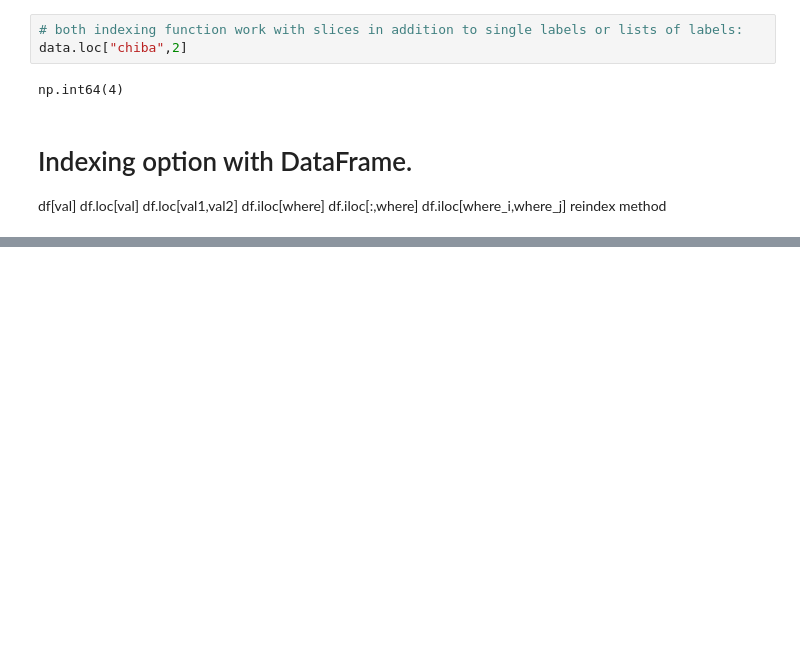
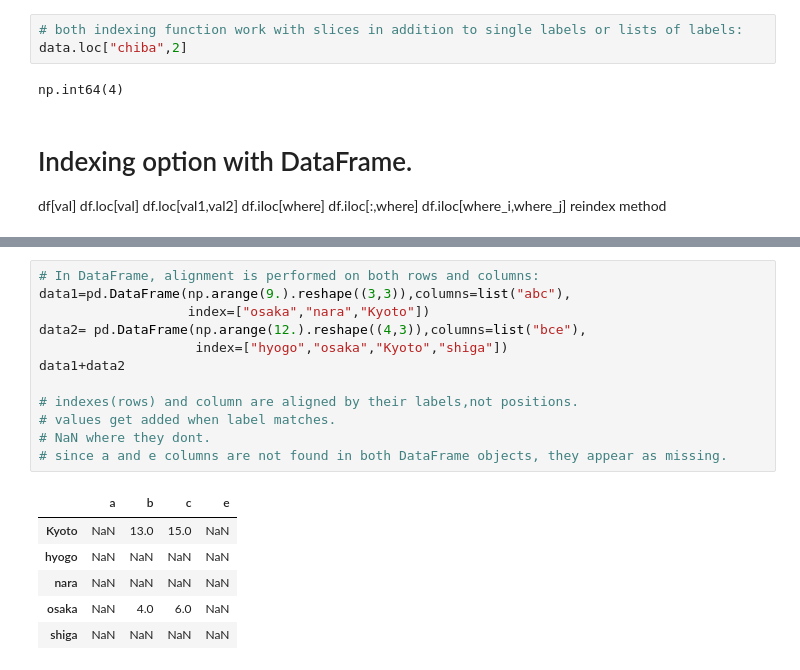
Before and after one commit to Praruj/Pandas_Practise_Portfolio, a Jupyter notebook: Notebooks/Basic_pandas.ipynb, the cells around one changed output, grey strips where cells are left out. Saved outputs shown, nothing was run; the diff lists cells and outputs as text; blank space fills up the shorter version.

```diff
--- a/Notebooks/Basic_pandas.ipynb
+++ b/Notebooks/Basic_pandas.ipynb
@@ -520,0 +574,19 @@ reindex method
+# %%
+# In DataFrame, alignment is performed on both rows and columns:
+data1=pd.DataFrame(np.arange(9.).reshape((3,3)),columns=list("abc"),
+                   index=["osaka","nara","Kyoto"])
+data2= pd.DataFrame(np.arange(12.).reshape((4,3)),columns=list("bce"),
+                    index=["hyogo","osaka","Kyoto","shiga"])
+data1+data2
+
+# indexes(rows) and column are aligned by their labels,not positions.
+# values get added when label matches.
+# NaN where they dont.
+# since a and e columns are not found in both DataFrame objects, they appear as missing.
+# %% [output]
+|  | a | b | c | e |
+| Kyoto | NaN | 13.0 | 15.0 | NaN |
+| hyogo | NaN | NaN | NaN | NaN |
+| nara | NaN | NaN | NaN | NaN |
+| osaka | NaN | 4.0 | 6.0 | NaN |
+| shiga | NaN | NaN | NaN | NaN |
```
Also changed, not shown: parts of 15 cells of this notebook.
